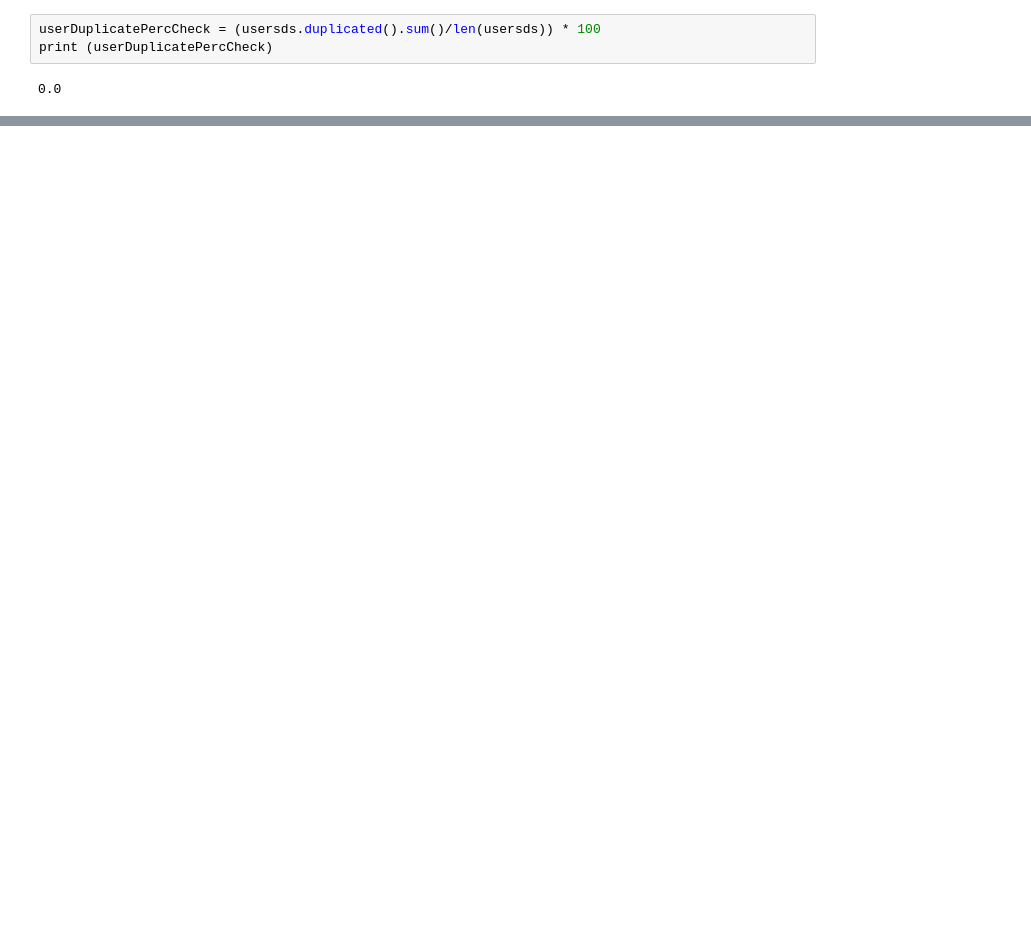
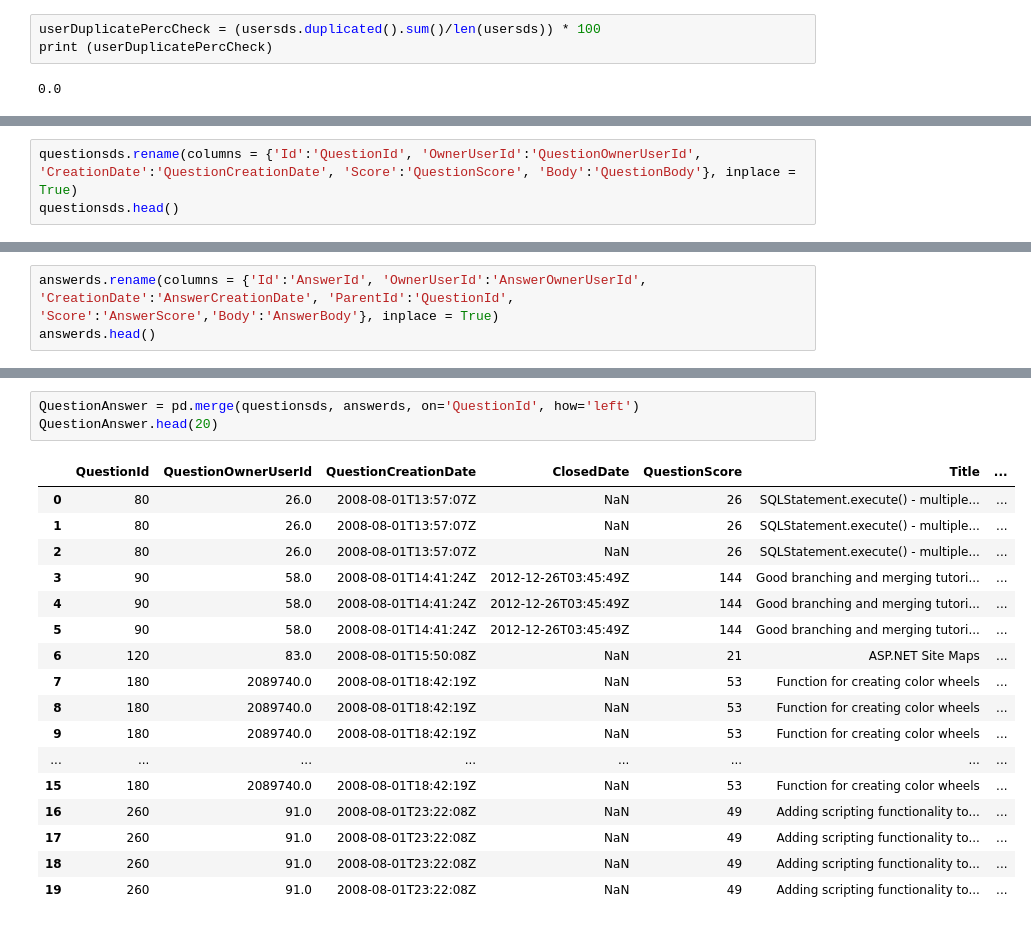
Before and after one commit to gururajan3/Check, a Jupyter notebook: EDA.ipynb, the cells around one changed output, grey strips where cells are left out. Cells and saved outputs as stored; diff of their text form; blank space fills up the shorter version.

```diff
--- a/EDA.ipynb
+++ b/EDA.ipynb
@@ -199,0 +184,3 @@ tagsds.shape
+# %%
+questionsds.rename(columns = {'Id':'QuestionId', 'OwnerUserId':'QuestionOwnerUserId', 'CreationDate':'QuestionCreationDate', 'Score':'QuestionScore', 'Body':'QuestionBody'}, inplace = True)
+questionsds.head()
@@ -199,0 +194,3 @@ tagsds.shape
+# %%
+answerds.rename(columns = {'Id':'AnswerId', 'OwnerUserId':'AnswerOwnerUserId', 'CreationDate':'AnswerCreationDate', 'ParentId':'QuestionId', 'Score':'AnswerScore','Body':'AnswerBody'}, inplace = True)
+answerds.head()
@@ -199,0 +236,21 @@ tagsds.shape
+# %%
+QuestionAnswer = pd.merge(questionsds, answerds, on='QuestionId', how='left')
+QuestionAnswer.head(20)
+# %% [output]
+|  | QuestionId | QuestionOwnerUserId | QuestionCreationDate | ClosedDate | QuestionScore | Title | ... |
+| 0 | 80 | 26.0 | 2008-08-01T13:57:07Z | NaN | 26 | SQLStatement.execute() - multiple... | ... |
+| 1 | 80 | 26.0 | 2008-08-01T13:57:07Z | NaN | 26 | SQLStatement.execute() - multiple... | ... |
+| 2 | 80 | 26.0 | 2008-08-01T13:57:07Z | NaN | 26 | SQLStatement.execute() - multiple... | ... |
+| 3 | 90 | 58.0 | 2008-08-01T14:41:24Z | 2012-12-26T03:45:49Z | 144 | Good branching and merging tutori... | ... |
+| 4 | 90 | 58.0 | 2008-08-01T14:41:24Z | 2012-12-26T03:45:49Z | 144 | Good branching and merging tutori... | ... |
+| 5 | 90 | 58.0 | 2008-08-01T14:41:24Z | 2012-12-26T03:45:49Z | 144 | Good branching and merging tutori... | ... |
+| 6 | 120 | 83.0 | 2008-08-01T15:50:08Z | NaN | 21 | ASP.NET Site Maps | ... |
+| 7 | 180 | 2089740.0 | 2008-08-01T18:42:19Z | NaN | 53 | Function for creating color wheels | ... |
+| 8 | 180 | 2089740.0 | 2008-08-01T18:42:19Z | NaN | 53 | Function for creating color wheels | ... |
+| 9 | 180 | 2089740.0 | 2008-08-01T18:42:19Z | NaN | 53 | Function for creating color wheels | ... |
+| ... | ... | ... | ... | ... | ... | ... | ... |
+| 15 | 180 | 2089740.0 | 2008-08-01T18:42:19Z | NaN | 53 | Function for creating color wheels | ... |
+| 16 | 260 | 91.0 | 2008-08-01T23:22:08Z | NaN | 49 | Adding scripting functionality to... | ... |
+| 17 | 260 | 91.0 | 2008-08-01T23:22:08Z | NaN | 49 | Adding scripting functionality to... | ... |
+| 18 | 260 | 91.0 | 2008-08-01T23:22:08Z | NaN | 49 | Adding scripting functionality to... | ... |
+| 19 | 260 | 91.0 | 2008-08-01T23:22:08Z | NaN | 49 | Adding scripting functionality to... | ... |
```
Also changed, not shown: parts of 16 cells of this notebook.
